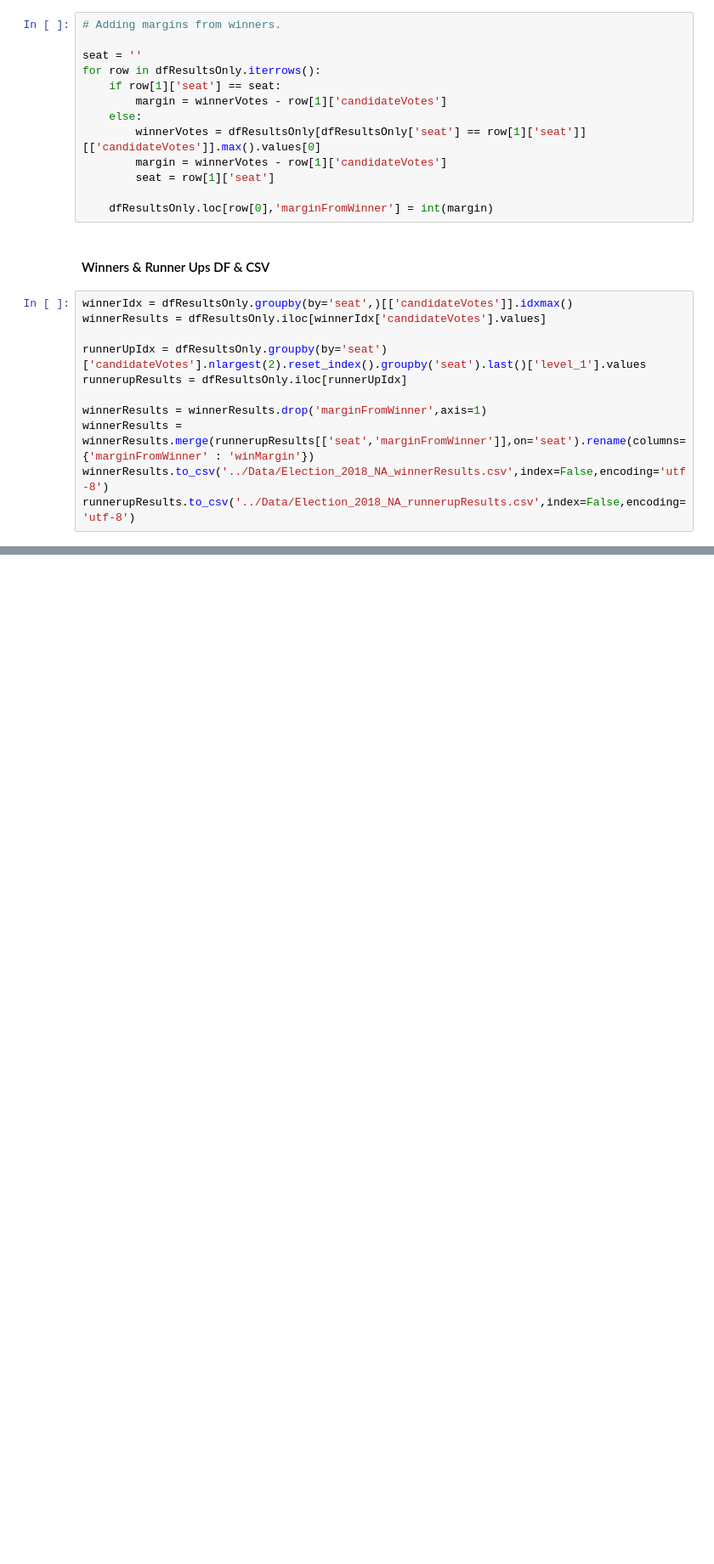
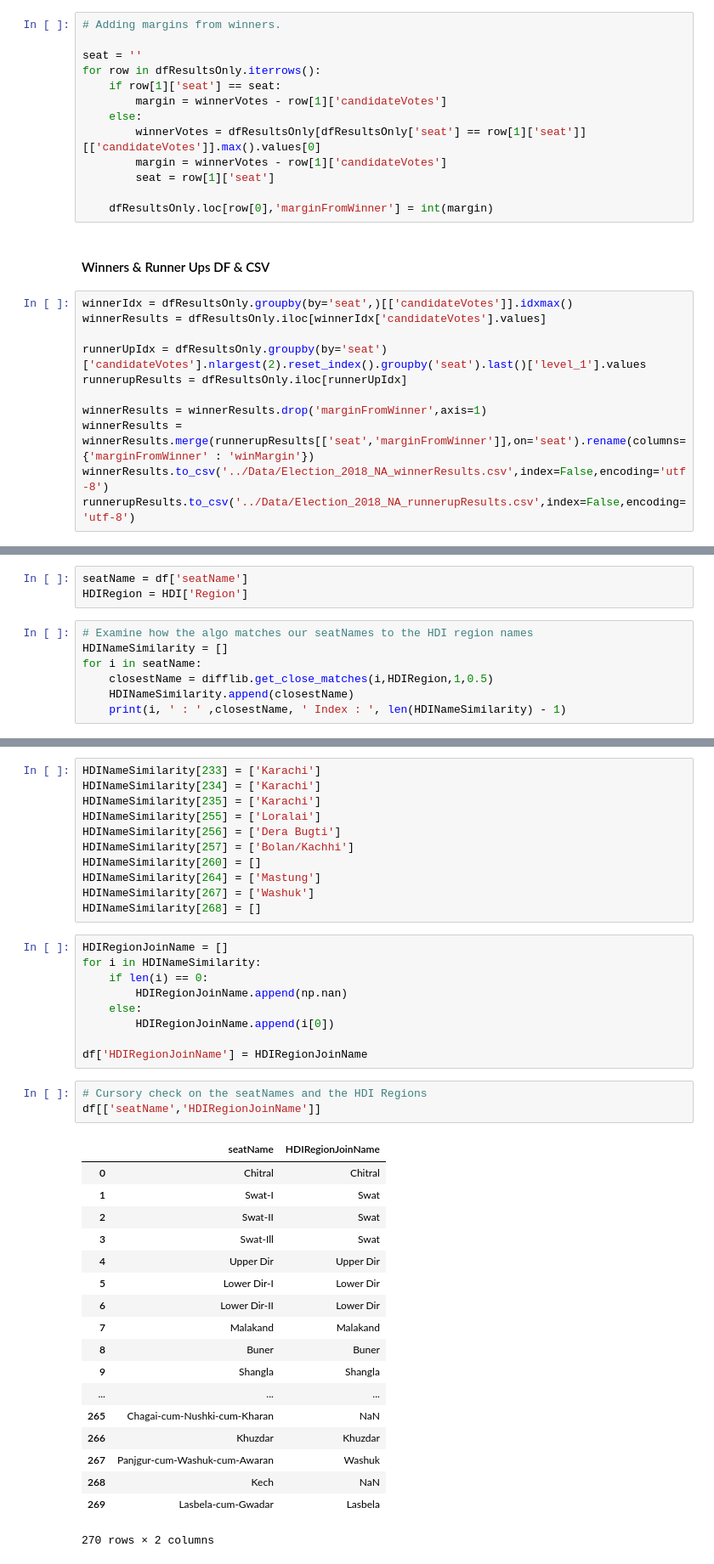
Before and after one commit to uns1/PakElection2018, a Jupyter notebook: Scraper/Pak_Elections_2018_Scraper.ipynb, the cells around one changed output, grey strips where cells are left out. Shown: that part at 85% size. Drawn from its saved outputs; the diff is of its cells as text; blank space fills up the shorter version.

```diff
--- a/Scraper/Pak_Elections_2018_Scraper.ipynb
+++ b/Scraper/Pak_Elections_2018_Scraper.ipynb
@@ -197,0 +211,10 @@ runnerupResults.to_csv('../Data/Election_2018_NA_runnerupResults.csv',index=Fals
+# %%
+seatName = df['seatName']
+HDIRegion = HDI['Region']
+# %%
+# Examine how the algo matches our seatNames to the HDI region names
+HDINameSimilarity = []
+for i in seatName:
+    closestName = difflib.get_close_matches(i,HDIRegion,1,0.5)
+    HDINameSimilarity.append(closestName)
+    print(i, ' : ' ,closestName, ' Index : ', len(HDINameSimilarity) - 1)
@@ -197,0 +273,42 @@ runnerupResults.to_csv('../Data/Election_2018_NA_runnerupResults.csv',index=Fals
+# %%
+HDINameSimilarity[233] = ['Karachi']
+HDINameSimilarity[234] = ['Karachi']
+HDINameSimilarity[235] = ['Karachi']
+HDINameSimilarity[255] = ['Loralai']
+HDINameSimilarity[256] = ['Dera Bugti']
+HDINameSimilarity[257] = ['Bolan/Kachhi']
+HDINameSimilarity[260] = []
+HDINameSimilarity[264] = ['Mastung']
+HDINameSimilarity[267] = ['Washuk']
+HDINameSimilarity[268] = []
+# %%
+HDIRegionJoinName = []
+for i in HDINameSimilarity:
+    if len(i) == 0:
+        HDIRegionJoinName.append(np.nan)
+    else:
+        HDIRegionJoinName.append(i[0])
+
+df['HDIRegionJoinName'] = HDIRegionJoinName
+# %%
+# Cursory check on the seatNames and the HDI Regions
+df[['seatName','HDIRegionJoinName']]
+# %% [output]
+|  | seatName | HDIRegionJoinName |
+| 0 | Chitral | Chitral |
+| 1 | Swat-I | Swat |
+| 2 | Swat-II | Swat |
+| 3 | Swat-Ill | Swat |
+| 4 | Upper Dir | Upper Dir |
+| 5 | Lower Dir-I | Lower Dir |
+| 6 | Lower Dir-II | Lower Dir |
+| 7 | Malakand | Malakand |
+| 8 | Buner | Buner |
+| 9 | Shangla | Shangla |
+| ... | ... | ... |
+| 265 | Chagai-cum-Nushki-cum-Kharan | NaN |
+| 266 | Khuzdar | Khuzdar |
+| 267 | Panjgur-cum-Washuk-cum-Awaran | Washuk |
+| 268 | Kech | NaN |
+| 269 | Lasbela-cum-Gwadar | Lasbela |
+270 rows × 2 columns
```
Also changed, not shown: parts of 15 cells of this notebook, 2 other files.
